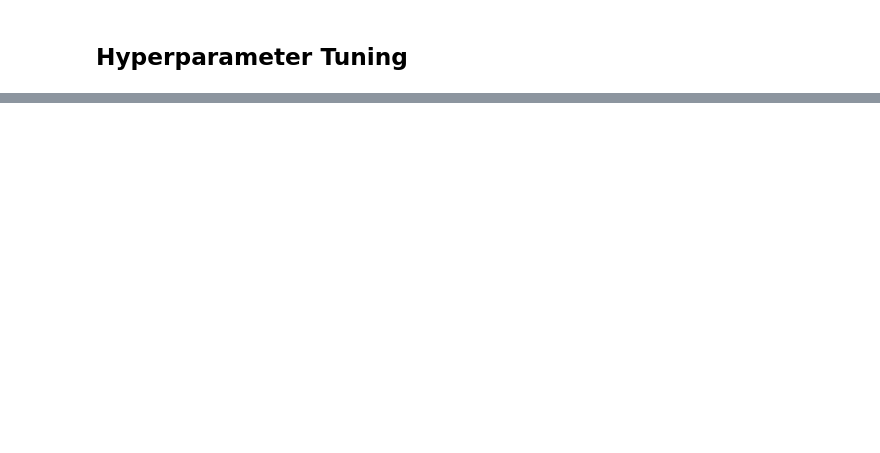
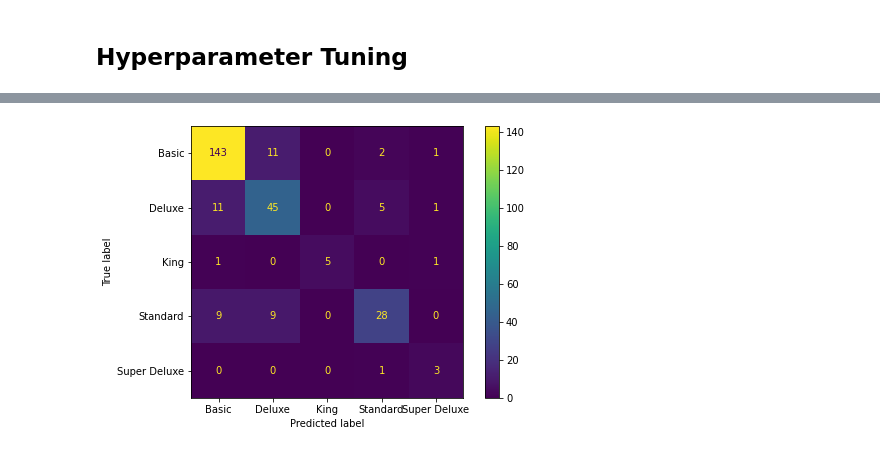
Before and after one commit to chabazite/Tourism_recommendations, a Jupyter notebook: notebooks/3.0_ASI_Modeling.ipynb, the cells around one changed output, grey strips where cells are left out. Drawn from its saved outputs; the diff is of its cells as text; code cells hidden in the pictures; blank space fills up the shorter version.

```diff
--- a/notebooks/3.0_ASI_Modeling.ipynb
+++ b/notebooks/3.0_ASI_Modeling.ipynb
@@ -379,0 +425,16 @@ weighted avg       1.00      1.00      1.00       276
+# %%
+# Training/Testing Split
+
+X_train, X_test, y_train, y_test = train_test_split(X, y, test_size=0.3, random_state=42)
+# %%
+#create a pipeline
+
+pipeline_best = Pipeline([
+    ('Age_low_salary_NaN',LowerSalaryAgeImputation()),
+    ('Income_NaN',ByAgeIncomeImputation()),
+    ('Children_Trips_Star_NaN',SimpleImputer(strategy = 'median')),
+    ('Standard_Scalar',StandardScaler()),
+    ('model', XGBClassifier(gamma = 0, learning_rate= 0.2, max_depth= 3, min_child_weight= 1, subsample = 1))
+])
+# %%
+pipeline_best.fit(X_train,y_train)
@@ -379,0 +459,6 @@ weighted avg       1.00      1.00      1.00       276
+# %%
+y_pred = pipeline_best.predict(X_test)
+# %%
+confusionMatrix(y_test,y_pred)
+# %% [output]
+[figure, added]
```
Also changed, not shown: parts of 25 cells of this notebook, 2 other files.
